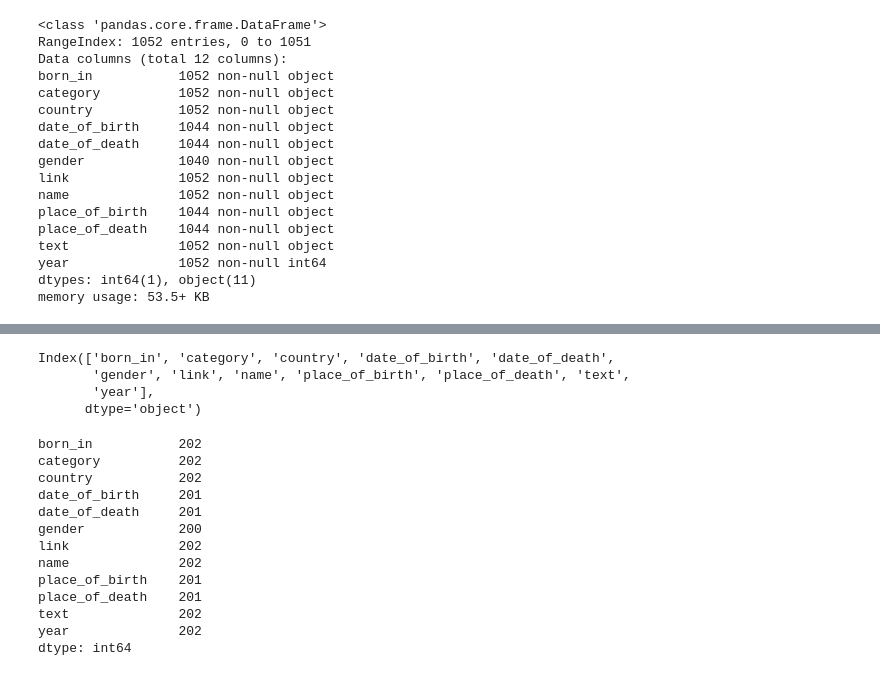
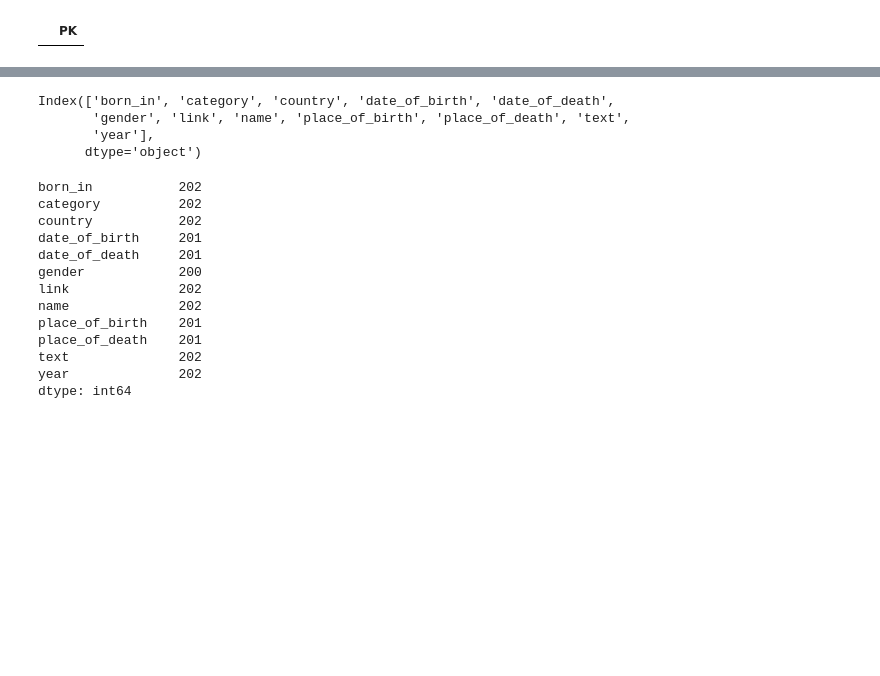
Before and after one commit to MrBearTW/TCFST, a Jupyter notebook: D3/Testjupyter.ipynb, the cells around one changed output, grey strips where cells are left out. Cells and saved outputs as stored; diff of their text form; code cells hidden in the pictures; blank space fills up the shorter version.

```diff
--- a/D3/Testjupyter.ipynb
+++ b/D3/Testjupyter.ipynb
@@ -1,25 +1,10 @@
 # %%
 import pandas as pd
-df = pd.read_json('nobel_winners.json')
-df.info()    #顯示資料數量，應有1052，但有一欄位不足
+#df = pd.read_json('nobel_winners.json')
+df = pd.read_csv('Cluster.csv')
+df.info()    #顯示資料數量，應有1052，但有一些欄位不足1052
 # %% [output]
-<class 'pandas.core.frame.DataFrame'>
-RangeIndex: 1052 entries, 0 to 1051
-Data columns (total 12 columns):
-born_in           1052 non-null object
-category          1052 non-null object
-country           1052 non-null object
-date_of_birth     1044 non-null object
-date_of_death     1044 non-null object
-gender            1040 non-null object
-link              1052 non-null object
-name              1052 non-null object
-place_of_birth    1044 non-null object
-place_of_death    1044 non-null object
-text              1052 non-null object
-year              1052 non-null int64
-dtypes: int64(1), object(11)
-memory usage: 53.5+ KB
+|  | PK |
 # %%
 df.describe()    # 欄位統計 數值型？    # 不應該有1809，1901是第一屆
 # %% [output]
```
Also changed, not shown: parts of 8 cells of this notebook, 17 other files.
